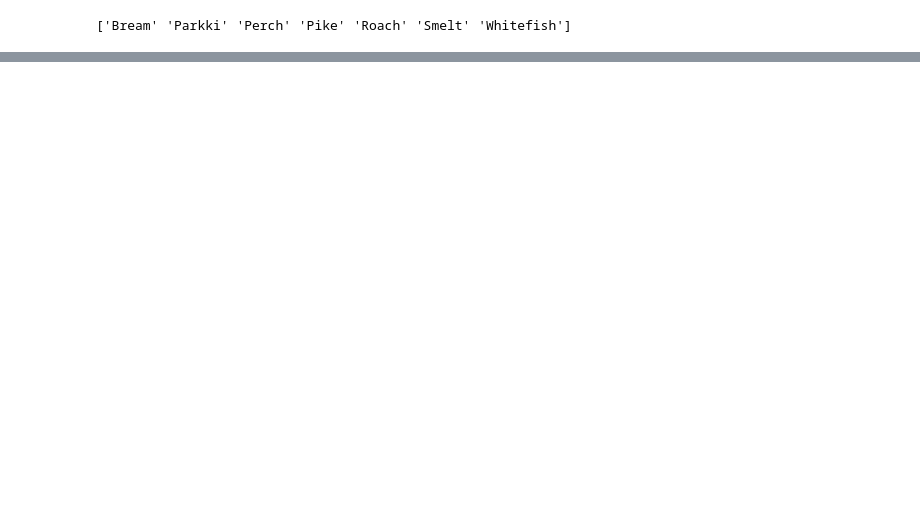
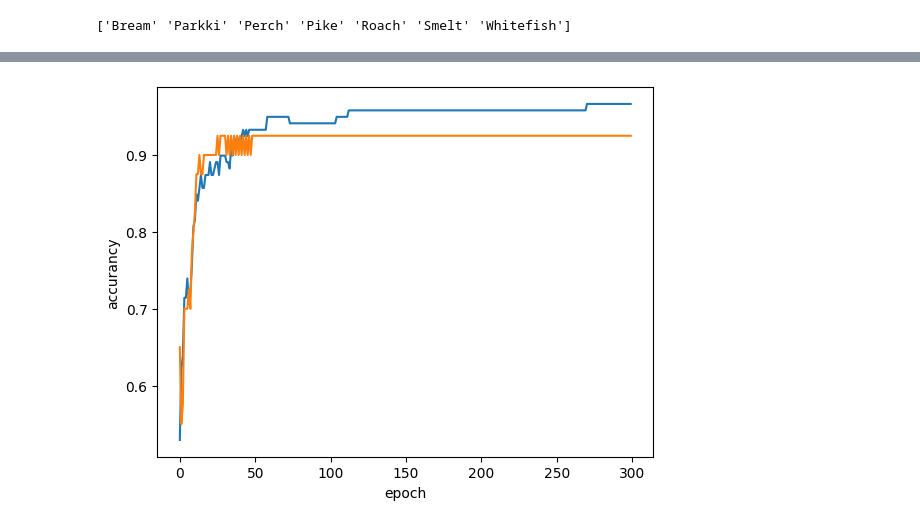
Before and after one commit to JHONEY-076/Machine_Learning, a Jupyter notebook: dataset/Lecture5_2_3.ipynb, the cells around one changed output, grey strips where cells are left out. Saved outputs shown, nothing was run; the diff lists cells and outputs as text; code cells hidden in the pictures; blank space fills up the shorter version.

```diff
--- a/dataset/Lecture5_2_3.ipynb
+++ b/dataset/Lecture5_2_3.ipynb
@@ -115,0 +116,6 @@ print(np.round(proba,decimals=3))
+# %%
+# max iteration 변경
+from sklearn.linear_model import SGDClassifier
+
+sc= SGDClassifier(loss="log_loss",max_iter=10,random_state=42)
+sc.fit(train_scaled,train_target)
@@ -115,0 +130,5 @@ print(np.round(proba,decimals=3))
+# %%
+# Partial Fitting(부분적 적합)
+from sklearn.linear_model import SGDClassifier
+lr= SGDClassifier(loss="log_loss",max_iter=10,random_state=42)
+lr.fit(train_scaled,train_target)
@@ -115,0 +143,2 @@ print(np.round(proba,decimals=3))
+# %%
+lr.partial_fit(train_scaled,train_target)
@@ -115,0 +155,16 @@ print(np.round(proba,decimals=3))
+# %%
+lr=SGDClassifier(loss="log_loss",random_state=42)
+
+train_score=[] # 학습 성과 저장
+test_score=[] # 검증 성과 저장
+
+# 예측하는 클래스 리스트
+classes=np.unique(train_target)
+
+for _ in range(0,300):
+    lr.partial_fit(train_scaled,train_target,classes=classes)
+    # print(lr.score(train_scaled,train_target))
+    # print(lr.score(test_scaled,test_target))
+    # 반복 학습, 검증 성과 저장
+    train_score.append(lr.score(train_scaled,train_target))
+    test_score.append(lr.score(test_scaled,test_target))
@@ -115,0 +196,9 @@ print(np.round(proba,decimals=3))
+# %%
+import matplotlib.pyplot as plt
+plt.plot(train_score)
+plt.plot(test_score)
+plt.xlabel("epoch")
+plt.ylabel("accurancy")
+plt.show()
+# %% [output]
+[figure, added]
```
Also changed, not shown: parts of 18 cells of this notebook.
